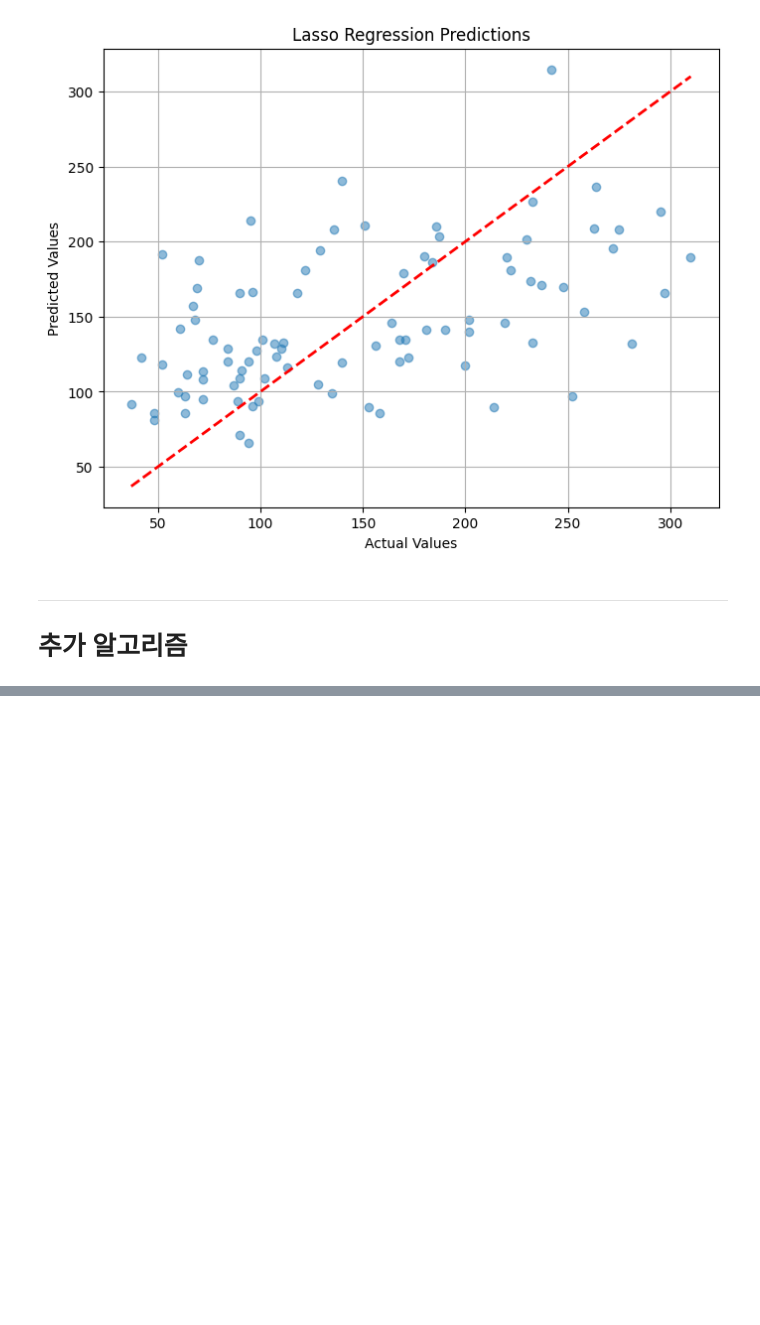
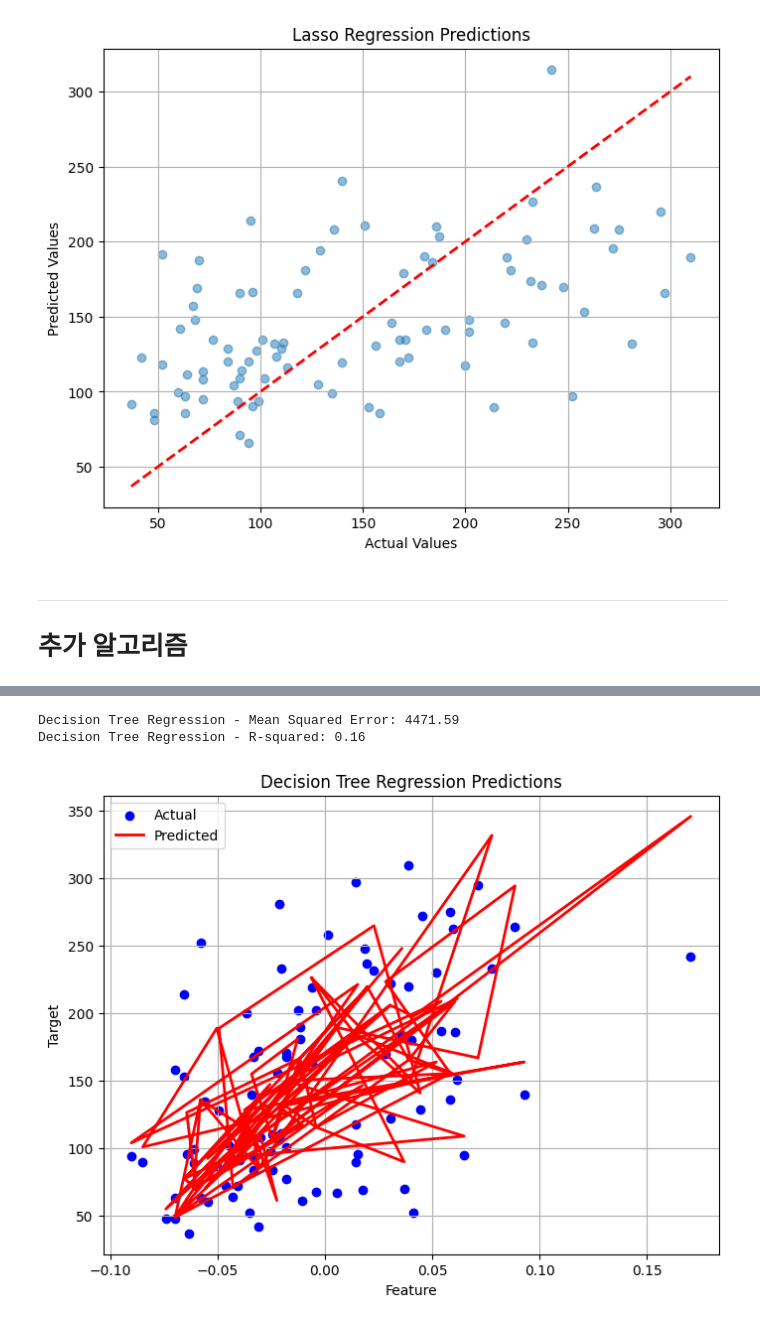
Before and after one commit to YeeeeeHo/ML_Final, a Jupyter notebook: 6.lecture_Regression.ipynb, the cells around one changed output, grey strips where cells are left out. Cells and saved outputs as stored; diff of their text form; code cells hidden in the pictures; blank space fills up the shorter version.

```diff
--- a/6.lecture_Regression.ipynb
+++ b/6.lecture_Regression.ipynb
@@ -258,0 +400,32 @@ Lasso Regression - R-squared: 0.24
+# %%
+from sklearn.tree import DecisionTreeRegressor
+import matplotlib.pyplot as plt
+from sklearn.metrics import mean_squared_error, r2_score
+
+# 모델 학습
+dt_model = DecisionTreeRegressor(random_state=42)
+dt_model.fit(X_train, y_train)
+
+# 예측
+y_pred_dt = dt_model.predict(X_test)
+
+# 평가
+mse_dt = mean_squared_error(y_test, y_pred_dt)
+r2_dt = r2_score(y_test, y_pred_dt)
+print(f"Decision Tree Regression - Mean Squared Error: {mse_dt:.2f}")
+print(f"Decision Tree Regression - R-squared: {r2_dt:.2f}")
+
+# 시각화: 예측 결과의 계단식
+plt.figure(figsize=(8, 6))
+plt.scatter(X_test, y_test, color='blue', label='Actual')
+plt.plot(X_test, y_pred_dt, color='red', label='Predicted', linewidth=2)
+plt.title('Decision Tree Regression Predictions')
+plt.xlabel('Feature')
+plt.ylabel('Target')
+plt.legend()
+plt.grid(True)
+plt.show()
+# %% [output]
+Decision Tree Regression - Mean Squared Error: 4471.59
+Decision Tree Regression - R-squared: 0.16
+[figure, added]
```
Also changed, not shown: parts of 20 cells of this notebook.
